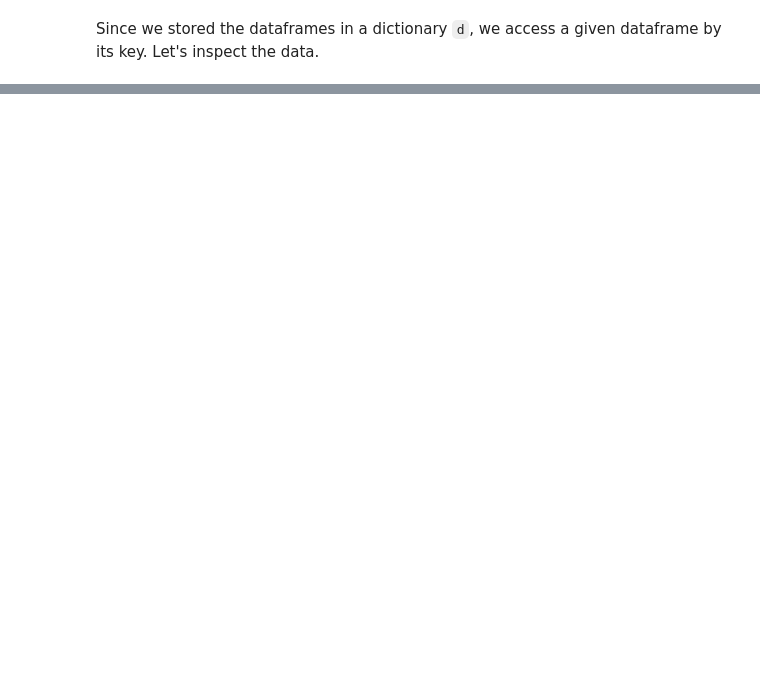
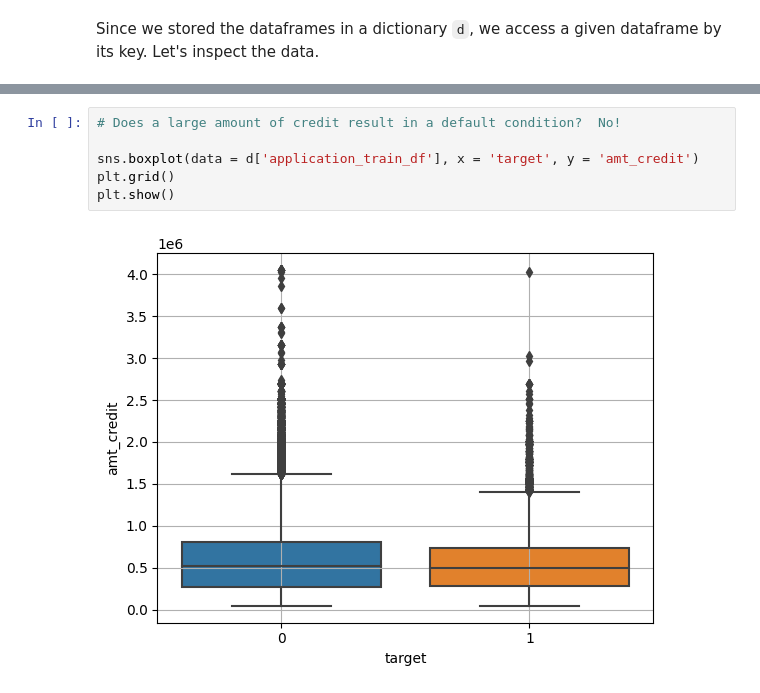
Before and after one commit to rca-devs/CIS-5450, a Jupyter notebook: CIS_5450_course_project.ipynb, the cells around one changed output, grey strips where cells are left out. Cells and saved outputs as stored; diff of their text form; blank space fills up the shorter version.

```diff
--- a/CIS_5450_course_project.ipynb
+++ b/CIS_5450_course_project.ipynb
@@ -172,0 +474,8 @@ credit_card_balance_df
+# %%
+# Does a large amount of credit result in a default condition?  No!
+
+sns.boxplot(data = d['application_train_df'], x = 'target', y = 'amt_credit')
+plt.grid()
+plt.show()
+# %% [output]
+[figure, added]
```
Also changed, not shown: parts of 36 cells of this notebook.
